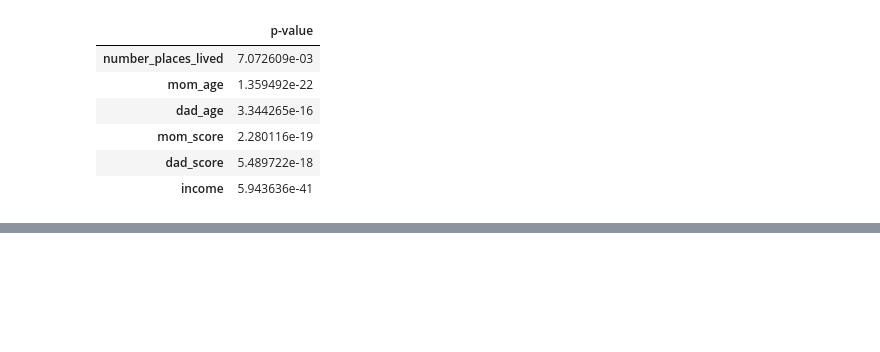
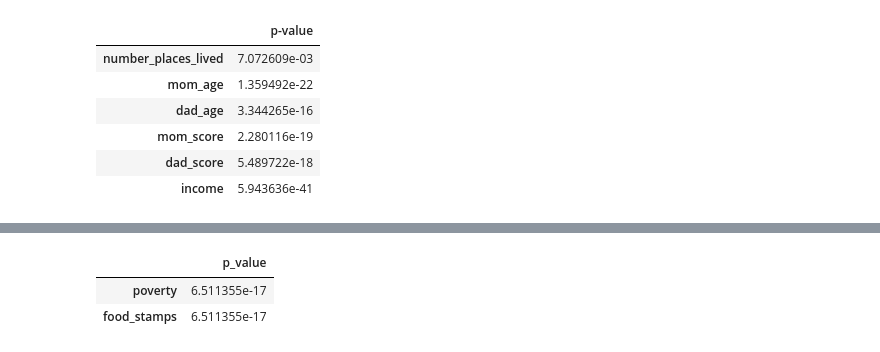
Before and after one commit to Maruf-Ahmad-khan/Feature-Scaling, a Jupyter notebook: Basic_statistics/Matching.ipynb, the cells around one changed output, grey strips where cells are left out. Cells and saved outputs as stored; diff of their text form; code cells hidden in the pictures; blank space fills up the shorter version.

```diff
--- a/Basic_statistics/Matching.ipynb
+++ b/Basic_statistics/Matching.ipynb
@@ -200,0 +276,6 @@ Continuous_Variable(data)
+# %%
+chisquare
+# %% [output]
+|  | p_value |
+| poverty | 6.511355e-17 |
+| food_stamps | 6.511355e-17 |
```
Also changed, not shown: parts of 7 cells of this notebook.
